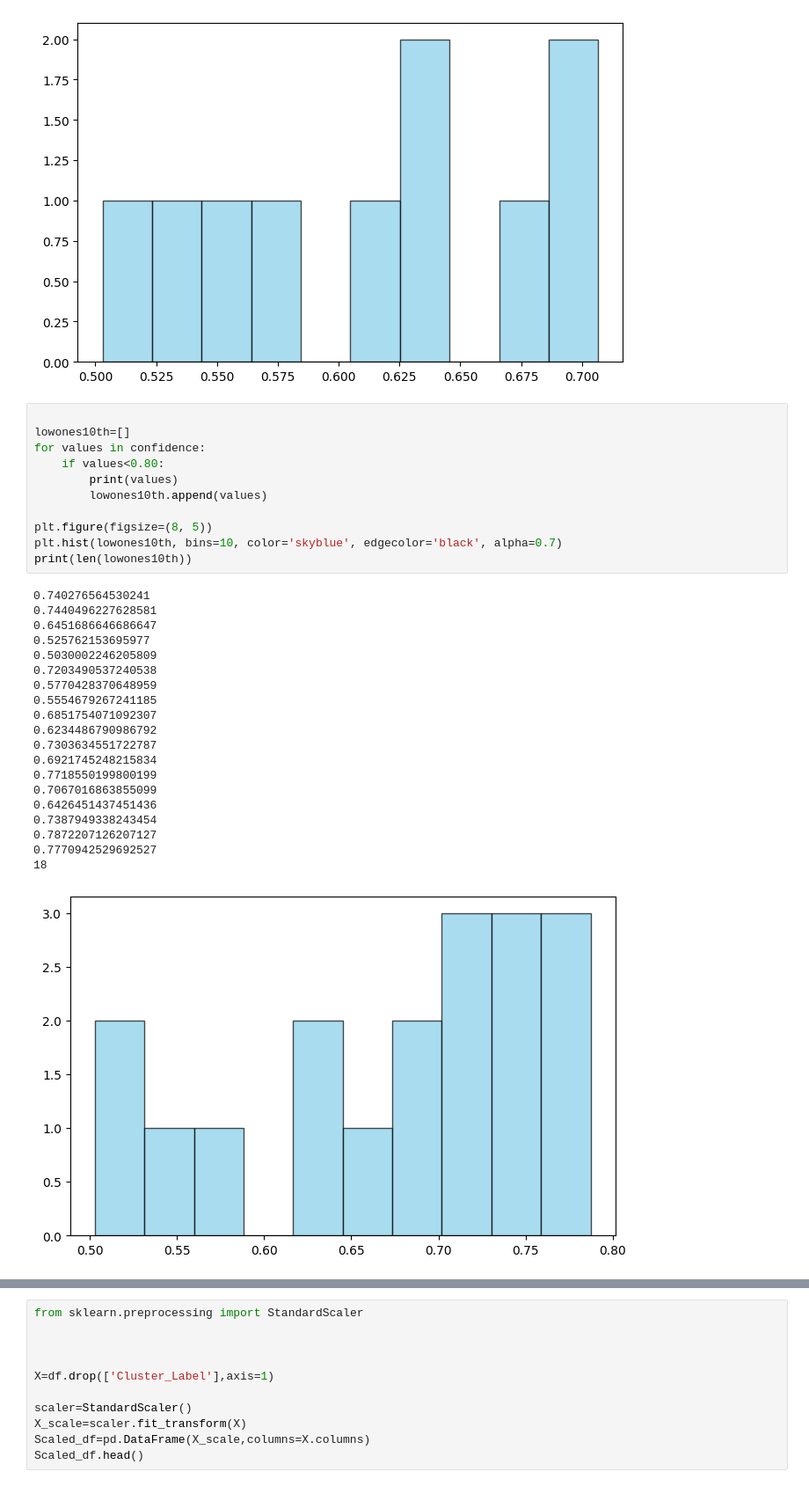
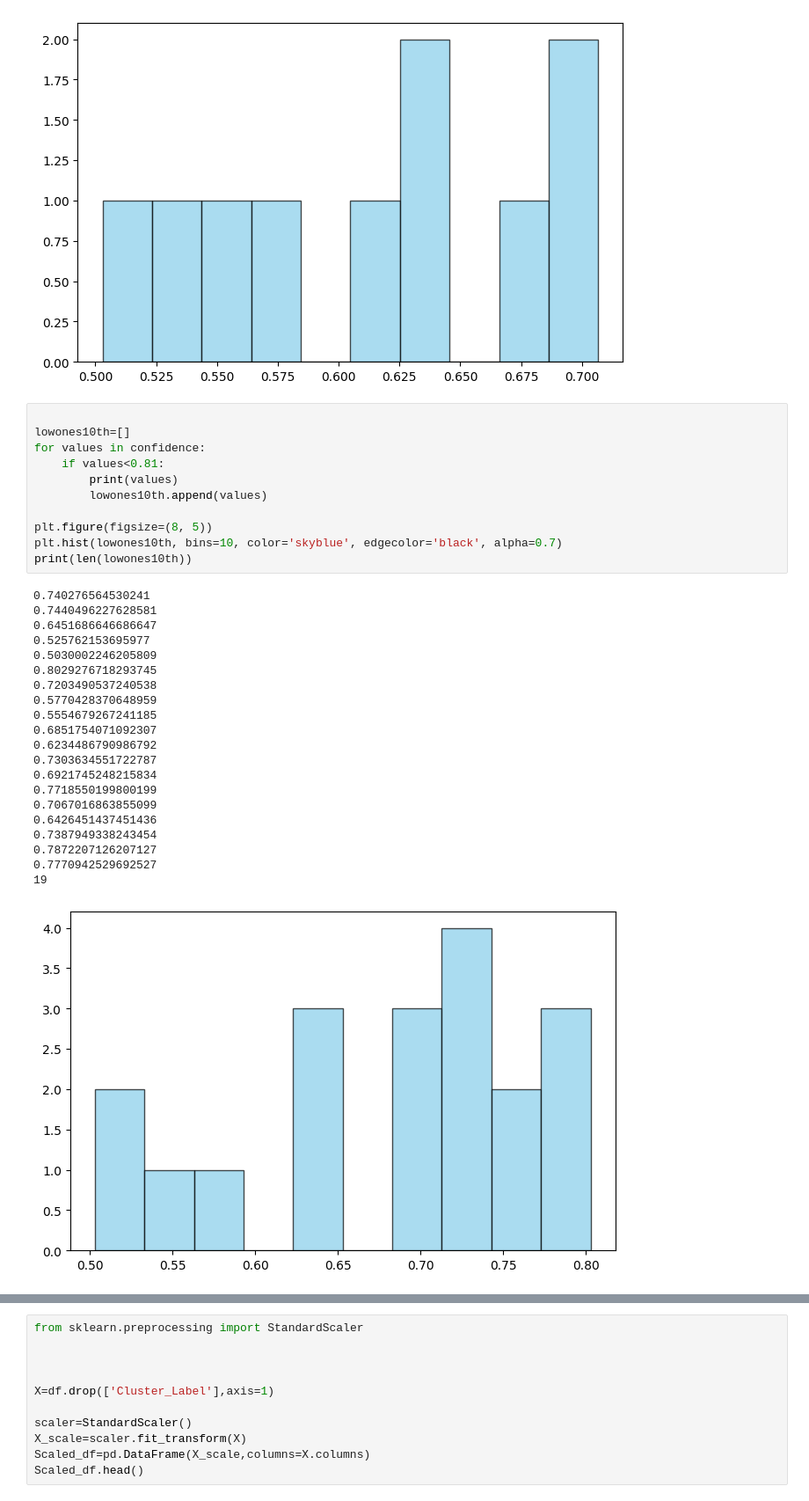
Before and after one commit to Dinithiii04/AgriLak, a Jupyter notebook: notebooks/Irrigation_model_traning.ipynb, the cells around one changed output, grey strips where cells are left out. Shown at 88% size. Cells and saved outputs as stored; diff of their text form.

```diff
--- a/notebooks/Irrigation_model_traning.ipynb
+++ b/notebooks/Irrigation_model_traning.ipynb
@@ -143,35 +150,36 @@ print(len(lowones5th))
 # %%
 
 lowones10th=[]
 for values in confidence:
-    if values<0.80:
+    if values<0.81:
         print(values)
         lowones10th.append(values)
 
 plt.figure(figsize=(8, 5))
 plt.hist(lowones10th, bins=10, color='skyblue', edgecolor='black', alpha=0.7)
 print(len(lowones10th))
 # %% [output]
 0.740276564530241
 0.7440496227628581
 0.6451686646686647
 0.525762153695977
 0.5030002246205809
+0.8029276718293745
 0.7203490537240538
 0.5770428370648959
 0.5554679267241185
 0.6851754071092307
 0.6234486790986792
 0.7303634551722787
 0.6921745248215834
 0.7718550199800199
 0.7067016863855099
 0.6426451437451436
 0.7387949338243454
 0.7872207126207127
 0.7770942529692527
-18
+19
-[figure, old version]
+[figure, new version]
 # %%
 
 lowones15th=[]
```
Also changed, not shown: parts of 9 cells of this notebook.
